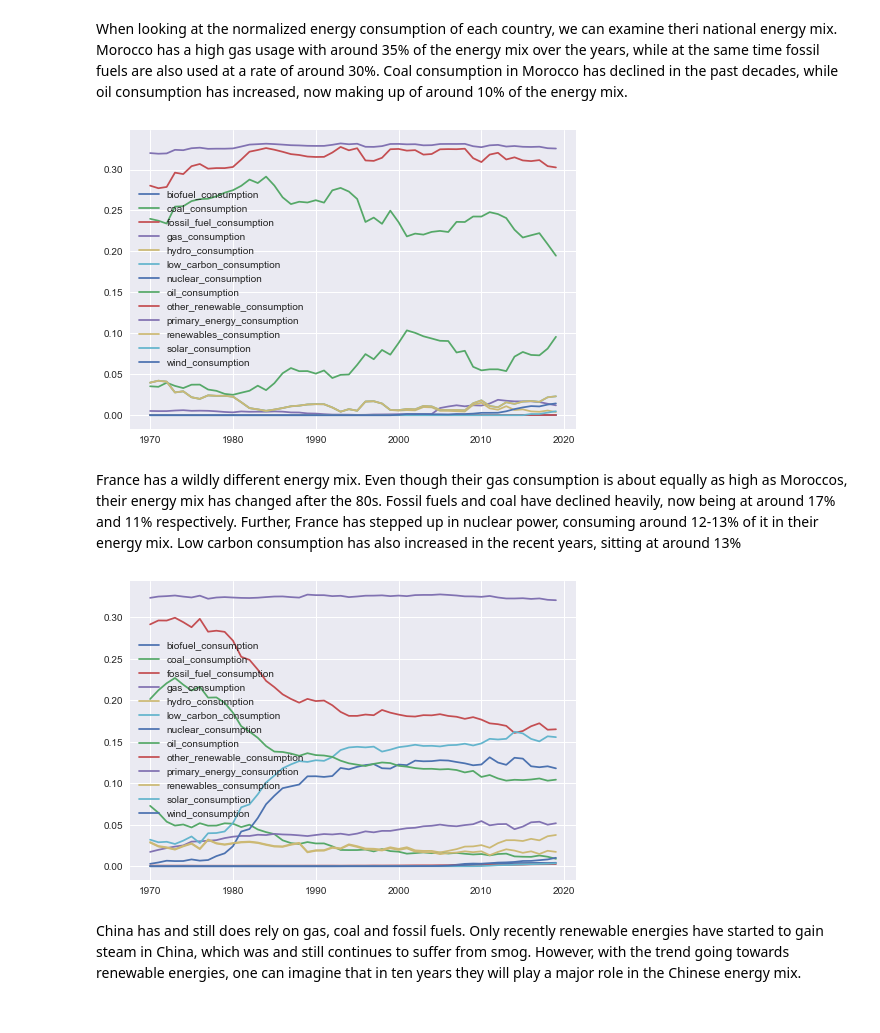
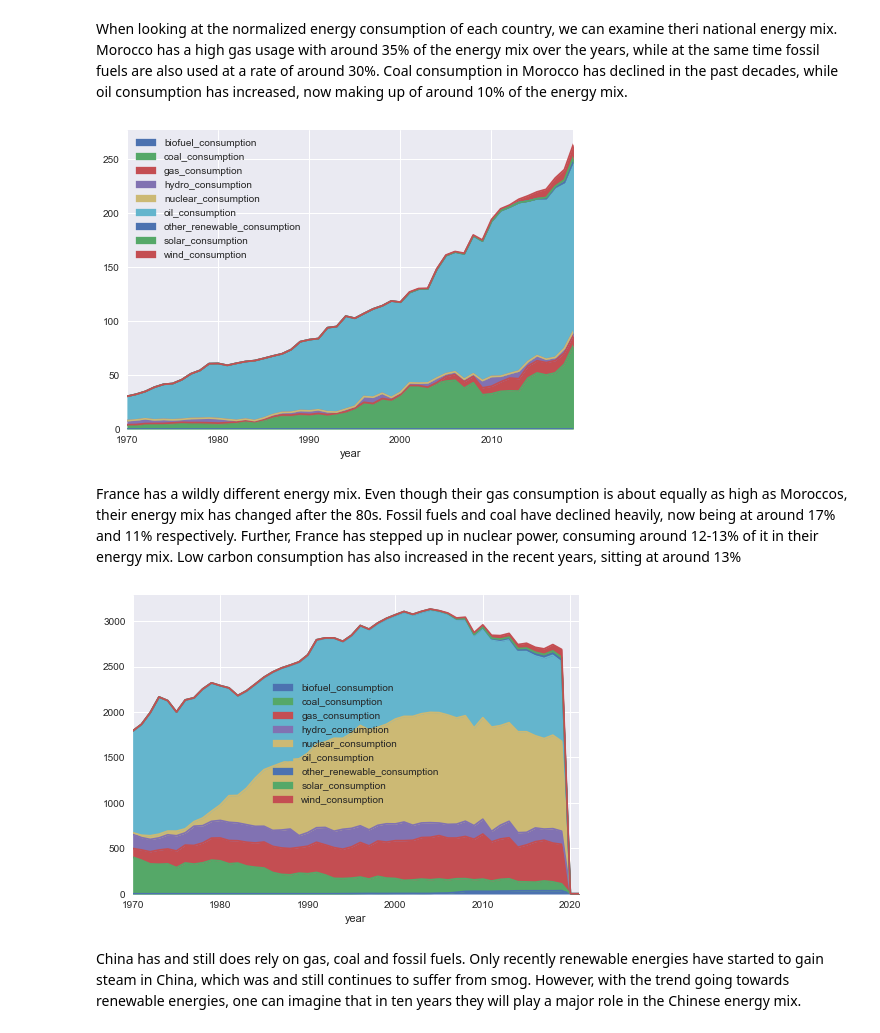
Before and after one commit to Milkafreak/Group_05, a Jupyter notebook: Showcase_notebook.ipynb, the cells around one changed output. Saved outputs shown, nothing was run; the diff lists cells and outputs as text; code cells hidden in the pictures.

```diff
--- a/Showcase_notebook.ipynb
+++ b/Showcase_notebook.ipynb
@@ -29,15 +29,15 @@ x.energy_compare(["Morocco","France","China"])
 # %% [markdown]
 When looking at the normalized energy consumption of each country, we can examine theri national energy mix. Morocco has a high gas usage with around 35% of the energy mix over the years, while at the same time fossil fuels are also used at a rate of around 30%. Coal consumption in Morocco has declined in the past decades, while oil consumption has increased, now making up of around 10% of the energy mix.
 # %%
-x.plot_consumption("Morocco",normalize=True)
+x.plot_consumption("Morocco",normalize=False)
 # %% [output]
-[figure, old version]
+[figure, new version]
 # %% [markdown]
 France has a wildly different energy mix. Even though their gas consumption is about equally as high as Moroccos, their energy mix has changed after the 80s. Fossil fuels and coal have declined heavily, now being at around 17% and 11% respectively. Further, France has stepped up in nuclear power, consuming around 12-13% of it in their energy mix. Low carbon consumption has also increased in the recent years, sitting at around 13%
 # %%
-x.plot_consumption("France",normalize=True)
+x.plot_consumption("France",normalize=False)
 # %% [output]
-[figure, old version]
+[figure, new version]
 # %% [markdown]
 China has and still does rely on gas, coal and fossil fuels. Only recently renewable energies have started to gain steam in China, which was and still continues to suffer from smog. However, with the trend going towards renewable energies, one can imagine that in ten years they will play a major role in the Chinese energy mix.
 # %%
```
Also changed, not shown: parts of 5 cells of this notebook, 2 other files.
